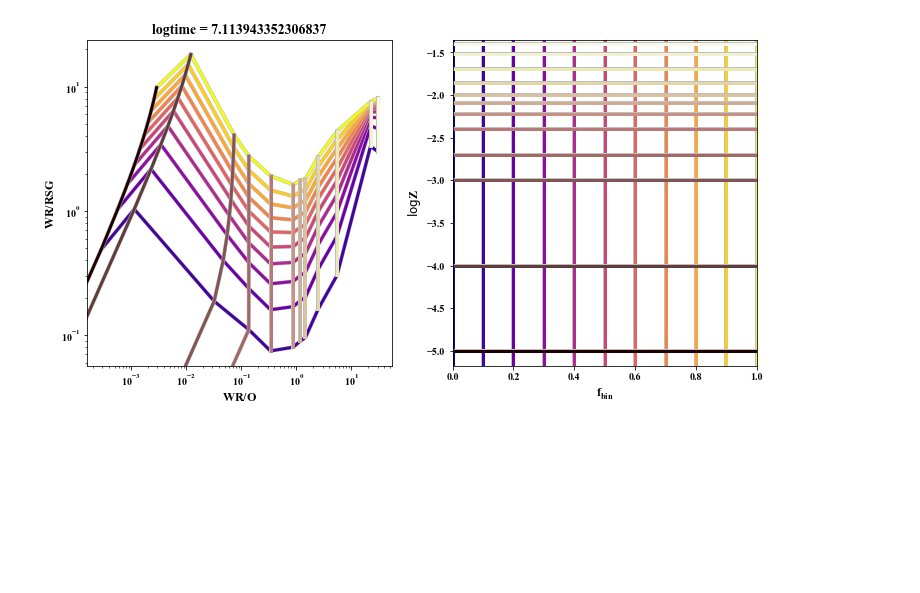
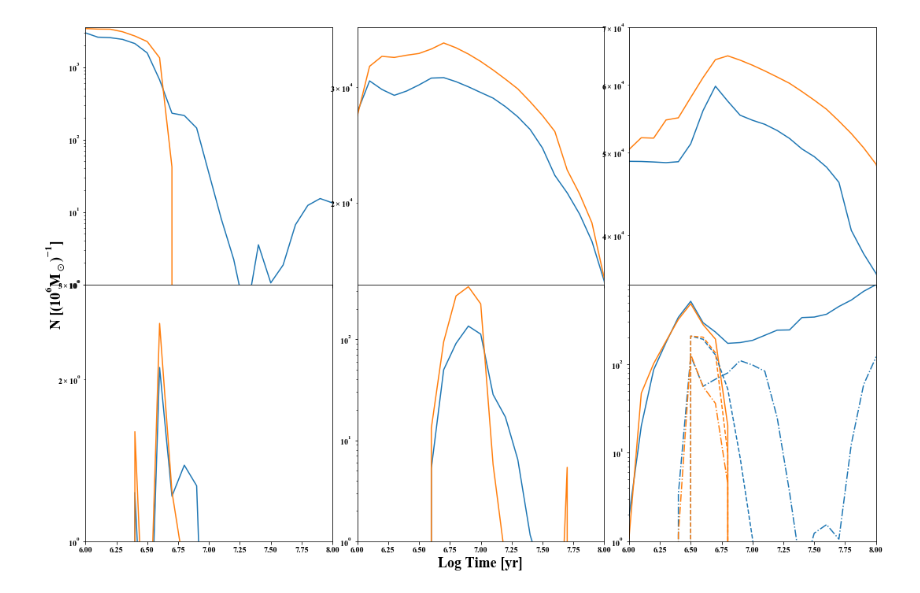
Before and after one commit to tzdwi/Diagnostics, a Jupyter notebook: code/diagnostics.ipynb, the cells around one changed output. Drawn from its saved outputs; the diff is of its cells as text; code cells hidden in the pictures; blank space fills up the shorter version.

Commit message:
all species plots

```diff
--- a/code/diagnostics.ipynb
+++ b/code/diagnostics.ipynb
@@ -7,7 +7,7 @@ from matplotlib import pyplot as plt, cm as cm, patheffects as pe
 bpass_dir = '../data/BPASS/BPASSv2.1_imf135_300/'
 logages = np.genfromtxt(bpass_dir+'numbers-bin.z014.dat',unpack=True,usecols=(0))
 # %%
-cols_dict = {'WR':(8,9,10,18,19,20),'RSG':(6,7),'WC':(10,20),'WN':(9,19),'BSG':(1,2,3,4,11,12,13,14),'YSG':(5,15),'O':(1,11),'B':(3,13)}
+cols_dict = {'WR':(8,9,10,18,19,20),'RSG':(6,7),'WC':(10,20),'WN':(9,19),'BSG':(1,2,3,4,11,12,13,14),'YSG':(5),'O':(1,11),'B':(3,13)}
 # %%
 zs = ['zem5','zem4','z001','z002','z004','z006','z008','z010','z014','z020','z030','z040']
 z_float = [1.0e-5,1.0e-4,0.001,0.002,0.004,0.006,0.008,0.01,0.014,0.020,0.030,0.040]
@@ -42,9 +42,15 @@ def get_arrs(subtype,z):
     cols = cols_dict[subtype]
 
     b_arrs = np.genfromtxt(b_filename,usecols=cols_dict[subtype],dtype=np.float64)
-    b_sum = np.sum(b_arrs,axis=1)
+    try:
+        b_sum = np.sum(b_arrs,axis=1)
+    except ValueError:
+        b_sum = b_arrs
 
     s_arrs = np.genfromtxt(s_filename,usecols=cols_dict[subtype],dtype=np.float64)
-    s_sum = np.sum(s_arrs,axis=1)
+    try:
+        s_sum = np.sum(s_arrs,axis=1)
+    except ValueError:
+        s_sum = s_arrs
 
     return b_sum,s_sum
@@ -51,3 +163,56 @@ def get_arrs(subtype,z):
+# %%
+#Let's make a plot of all of the different ratios, now at 2x solar metallicity
+fig = plt.figure(figsize=(18,12))
+labax = fig.add_subplot(111)
+ax1 = fig.add_subplot(231)
+ax2 = fig.add_subplot(232,sharex=ax1)
+ax3 = fig.add_subplot(233,sharex=ax1)
+ax4 = fig.add_subplot(234,sharex=ax1)
+ax5 = fig.add_subplot(235,sharex=ax1)
+ax6 = fig.add_subplot(236,sharex=ax1)
+labax.spines['top'].set_color('none')
+labax.spines['bottom'].set_color('none')
+labax.spines['left'].set_color('none')
+labax.spines['right'].set_color('none')
+labax.tick_params(labelcolor='w', top='off', bottom='off', left='off', right='off')
+fig.subplots_adjust(wspace=0.1,hspace=0)
+plt.setp([a.get_xticklabels() for a in [ax1,ax2,ax3]], visible=False)
+
+ax1.plot(logages,get_arrs('O','z040')[0])
+ax1.plot(logages,get_arrs('O','z040')[1])
+
+ax2.plot(logages,get_arrs('B','z040')[0])
+ax2.plot(logages,get_arrs('B','z040')[1])
+
+ax3.plot(logages,get_arrs('BSG','z040')[0])
+ax3.plot(logages,get_arrs('BSG','z040')[1])
+
+ax4.plot(logages,get_arrs('YSG','z040')[0])
+ax4.plot(logages,get_arrs('YSG','z040')[1])
+
+ax5.plot(logages,get_arrs('RSG','z040')[0])
+ax5.plot(logages,get_arrs('RSG','z040')[1])
+
+ax6.plot(logages,get_arrs('WR','z040')[0],c='C0')
+ax6.plot(logages,get_arrs('WR','z040')[1],c='C1')
+ax6.plot(logages,get_arrs('WC','z040')[0],c='C0',ls='--')
+ax6.plot(logages,get_arrs('WC','z040')[1],c='C1',ls='--')
+ax6.plot(logages,get_arrs('WN','z040')[0],c='C0',ls='-.')
+ax6.plot(logages,get_arrs('WN','z040')[1],c='C1',ls='-.')
+
+ax1.set(xlim=(6,8), ylim=(1,3500),yscale='log')
+ax2.set(ylim=(1.5e4,3.7e4),yscale='log')
+ax3.set(ylim=(3.5e4,7e4),yscale='log')
+ax4.set(ylim=(1,3),yscale='log')
+ax5.set(ylim=(1,350),yscale='log')
+ax6.set(ylim=(1,800),yscale='log')
+
+labax.set_xlabel('Log Time [yr]',fontsize=18,family='serif')
+labax.set_ylabel('N [$(10^6 M_\odot)^{-1}$]',fontsize=18,family='serif')
+
+plt.savefig('../plots/z040_all_comp.eps')
+# %% [output]
+[figure, added]
 # %%
 def get_ratio_at_parameter(ratio,z,logtime,f_bin):
     """
@@ -156,8 +321,3 @@ def plot_ratios(ratio1,ratio2,par3,par3val):
     ax[0].set(xlabel=r'${}$'.format(ratio1),ylabel=r'${}$'.format(ratio2),title=par3+' = {0}'.format(par3val))
 
     return fig,ax
-# %%
-fig, ax = plot_ratios(ratio1='WR/O',ratio2='WR/RSG',par3='logtime',par3val=np.log10(13e6))
-#ax[0].set(ylim=(7e-2,1e1),xlim=(5e-4,10));
-# %% [output]
-[figure, removed]
```
Also changed, not shown: parts of 6 cells of this notebook, 3 other files.
